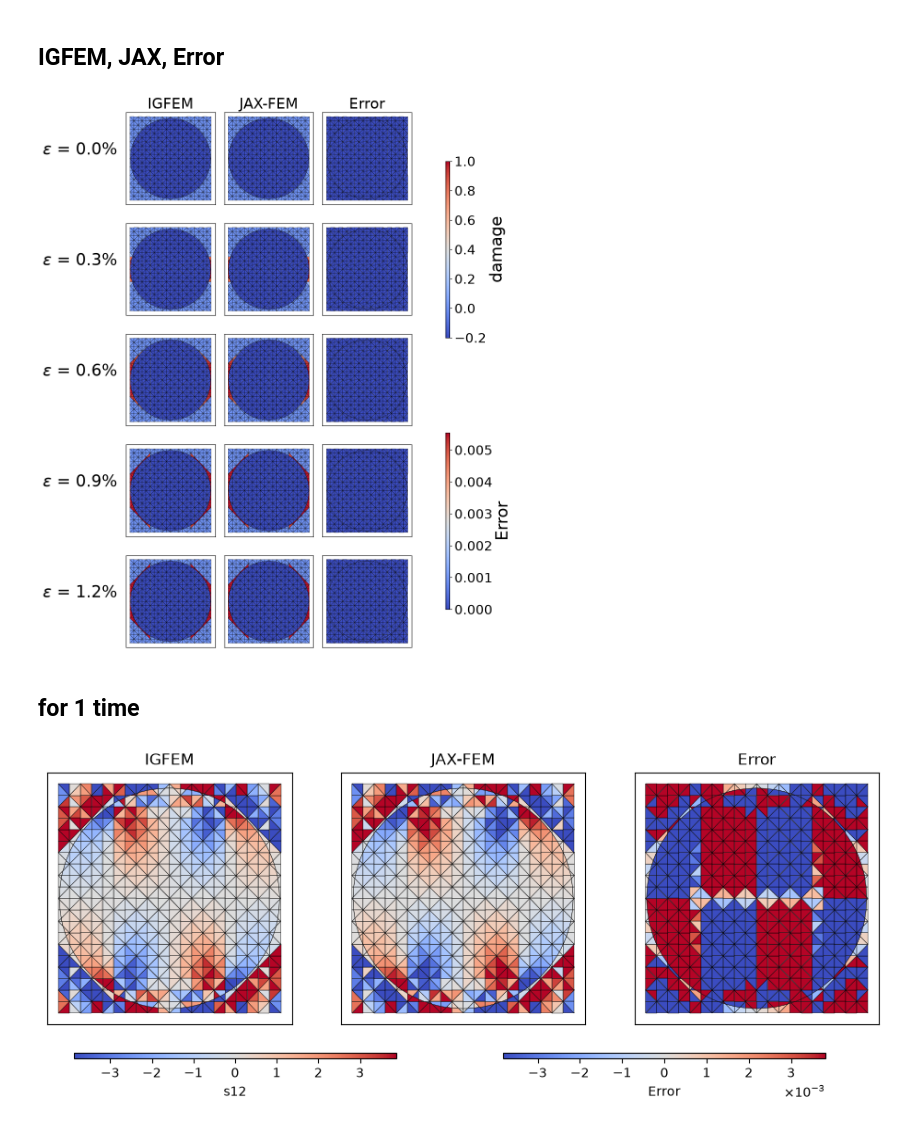
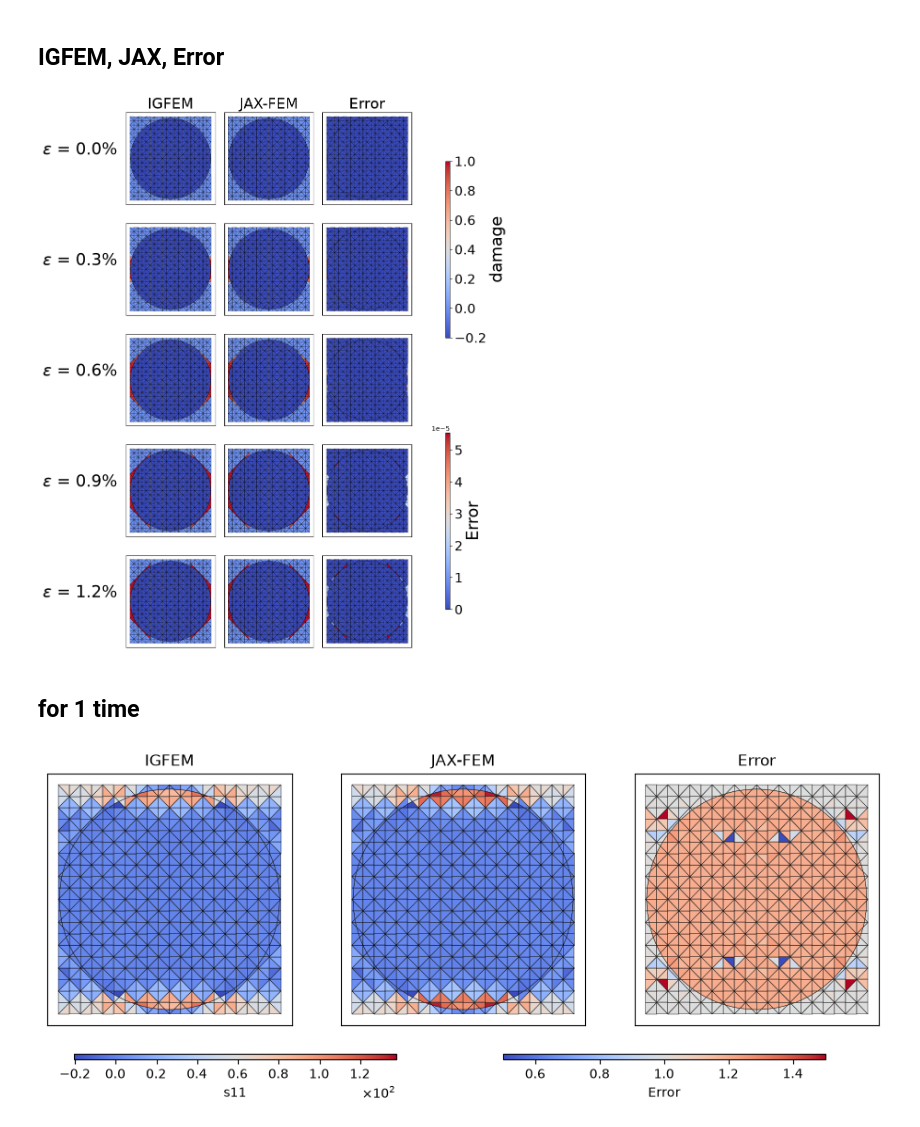
Before and after one commit to KeithBallard/fea-in-jax, a Jupyter notebook: postprocess.ipynb, the cells around one changed output. Saved outputs shown, nothing was run; the diff lists cells and outputs as text; code cells hidden in the pictures.

```diff
--- a/postprocess.ipynb
+++ b/postprocess.ipynb
@@ -10,9 +10,10 @@ from pathlib import Path
 from matplotlib.colors import Normalize
 # %%
 case_IGFEM = '1fib_t500'
-case_JAX = 'nonlinear_IGFEM_vmap_t500_1fib'
-path = os.path.join(os.getcwd(),'tests','output')
-IGFEM_path =  os.path.join(path,case_IGFEM)
+case_JAX = 'nonlinear_IGFEM_vmap_t500_1fib_keith'
+HOME = os.getcwd()
+path = os.path.join(HOME,'tests','output')
+IGFEM_path =  os.path.join(HOME,'tests','IGFEM_ref',case_IGFEM)
 JAX_path =  os.path.join(path,case_JAX,'vtks')
 
 
@@ -196,7 +197,7 @@ if feature == 'damage':
     vmin=-0.2
     vmax=1
     vmin_e=np.min(error)
-    vmax_e=np.max(error)*1e-2
+    vmax_e=np.max(error)*1e-4
 else:
 # elif feature == 'damage':
     vmin=np.min(feature_IGFEM)
@@ -255,21 +256,21 @@ for ax_x in range(ax.shape[1]):
 fig.subplots_adjust(right=0.8)
 plt.savefig(path+'/'+case_JAX+'/model_comparsion_'+feature+'.png',bbox_inches='tight', dpi=300)
 # %% [output]
-[figure, old version]
+[figure, new version]
 # %% [markdown]
 ## for 1 time
 # %%
 case_IGFEM = '1fib_t500'
-case_JAX = 'nonlinear_IGFEM_vmap_t500_1fib'
+case_JAX = 'nonlinear_IGFEM_vmap_t500_1fib_keith'
 
 # features = ['displacement', 'e11','e22', 'e12','s11','s22','s12','damage',]
-features = ['s11','s22','s12']
+features = ['s11']#,'s22','s12']
 # features = ['displacement','damage']
 time = 500
 
 path = os.path.join(os.getcwd(),'tests','output')
 save_path = os.path.join(path,case_JAX,'1t_debug')
-IGFEM_path =  os.path.join(path,case_IGFEM)
+IGFEM_path =  os.path.join(HOME,'tests','IGFEM_ref',case_IGFEM)
 JAX_path =  os.path.join(path,case_JAX,'vtks')
 
 os.makedirs(save_path, exist_ok=True)
@@ -301,7 +302,7 @@ for feature in features:
 
         plot_label = np.array(plot_label)
         plot_out = np.array(plot_out)
-    error = plot_out - plot_label
+    error = plot_out / plot_label
 
     if feature == 'displacement':
         vmin, vmax = -1.1e-6, 8.5e-5
@@ -319,13 +320,15 @@ for feature in features:
         if feature == 's11':
             vmin=np.min(plot_label)
             vmax=np.max(plot_label)
-            err = np.max(abs(error))*1e-2
+            err = np.max(abs(error))
         else:
             vmin=np.min(plot_label)*1e-1
             vmax=np.max(plot_label)*1e-1
             err = np.max(abs(error))*1e-3
         vmin_e=-err
         vmax_e=err
+        vmin_e=0.5
+        vmax_e=1.5
     elif feature in ['e11','e22','e12']:
         if feature == 'e11':
             vmin=np.min(plot_label)
@@ -369,31 +372,31 @@ for feature in features:
 
     # Colorbar
     phi_ax_s = fig.add_axes([0.15, 0.2, 0.3, 0.01])
     cbarp_s = fig.colorbar(plot_label_feature, cax=phi_ax_s, orientation="horizontal")
     cbarp_s.formatter.set_powerlimits((0, 0))
     cbarp_s.formatter.set_useMathText(True)
     cbarp_s.set_label(feature)
 
     phi_ax_e = fig.add_axes([0.55, 0.2, 0.3, 0.01])
     cbarp_e = fig.colorbar(plot_label_error, cax=phi_ax_e, orientation="horizontal")
     cbarp_e.set_label('Error')
     # Force scientific notation
     cbarp_e.formatter.set_powerlimits((0, 0))
     cbarp_e.formatter.set_useMathText(True)
 
     # Titles
     ax[0].set_title('IGFEM')
     ax[1].set_title('JAX-FEM')
     ax[2].set_title('Error')
 
     # Ticks off
     for ax_y in range(ax.shape[0]):
         ax[ax_y].set_aspect('equal')
         ax[ax_y].set_xticks([])
         ax[ax_y].set_yticks([])
         ax[ax_y].autoscale()
 
     fig.subplots_adjust(bottom=0.1)
     plt.savefig(os.path.join(save_path,feature+'.png'),bbox_inches='tight', dpi=300)
 # %% [output]
-[figure, old version]
+[figure, new version]
```
Also changed, not shown: parts of 2 cells of this notebook, 6 other files.
